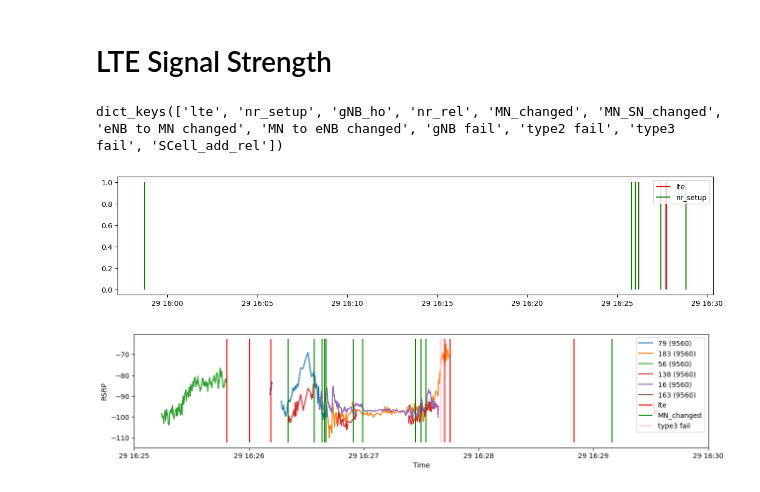
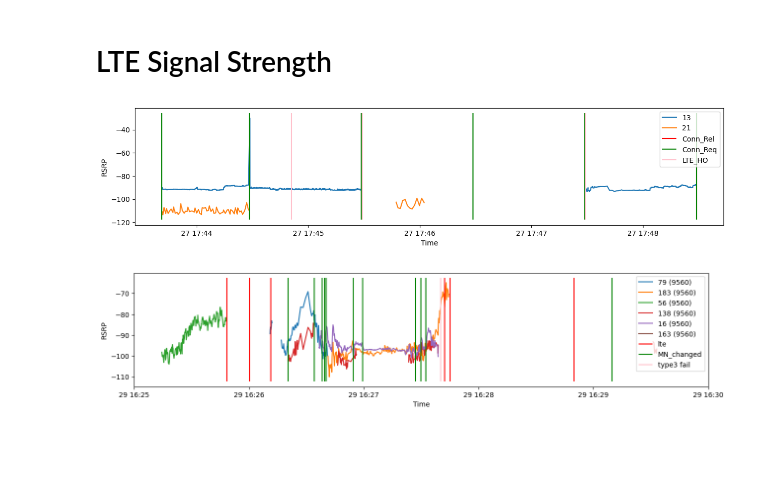
Before and after one commit to chihyangchen/ntu-experiments, a Jupyter notebook: sheng-ru/analysis/unstable_ho_observer.ipynb, the cells around one changed output. Drawn from its saved outputs; the diff is of its cells as text; code cells hidden in the pictures; blank space fills up the shorter version.

```diff
--- a/sheng-ru/analysis/unstable_ho_observer.ipynb
+++ b/sheng-ru/analysis/unstable_ho_observer.ipynb
@@ -148,14 +257,13 @@ def collect_ho_event(mi_rrc_df):
 # %%
-# ## Mobileinsight csv file~
-# file = '/home/wmnlab/Code_Test_Space/diag_log_sm08_2022-09-07_17-55-37.mi2log.txt_rrc.csv'
-# mi_rrc_df = pd.read_csv(file)
-# mi_rrc_df["time"].iloc[:] = pd.to_datetime(mi_rrc_df["time"].iloc[:]) + dt.timedelta(hours=8)
+## Mobileinsight csv file~
+file = '/home/wmnlab/diag_log_qc01_2023-02-27_17-43-36.mi2log_rrc.csv'
+mi_rrc_df = pd.read_csv(file)
+mi_rrc_df["time"] = pd.to_datetime(mi_rrc_df["time"]) + dt.timedelta(hours=8)
 
-# file2 = '/home/wmnlab/Code_Test_Space/diag_log_sm08_2022-09-07_17-55-37.mi2log.txt_ml1_new.csv'
-# mi_ml1_df = pd.read_csv(file2)
-# mi_ml1_df = mi_ml1_df[mi_ml1_df.type_id == 'LTE_PHY_Connected_Mode_Intra_Freq_Meas']
-# mi_ml1_df["time"].iloc[:] = pd.to_datetime(mi_ml1_df["time"].iloc[:]) + dt.timedelta(hours=8)
+file2 = '/home/wmnlab/diag_log_qc01_2023-02-27_17-43-36.mi2log_ml1_new.csv'
+mi_ml1_df = pd.read_csv(file2)
+mi_ml1_df["time"] = pd.to_datetime(mi_ml1_df["time"]) + dt.timedelta(hours=8)
 
-# file3 = '/home/wmnlab/Code_Test_Space/diag_log_sm08_2022-09-07_17-55-37.mi2log.txt_nr_ml1_new.csv'
-# mi_nr_ml1_df = pd.read_csv(file3)
-# mi_nr_ml1_df["time"].iloc[:] = pd.to_datetime(mi_nr_ml1_df["time"].iloc[:]) + dt.timedelta(hours=8)
+file3 = '/home/wmnlab/diag_log_qc01_2023-02-27_17-43-36.mi2log_nr_ml1_new.csv'
+mi_nr_ml1_df = pd.read_csv(file3)
+mi_nr_ml1_df["time"] = pd.to_datetime(mi_nr_ml1_df["time"]) + dt.timedelta(hours=8)
@@ -217,10 +282,10 @@ class data_point:
     def get_nei_pci_signal_strength(self, pd_data):
         nei_cells = {}
         for i in range(9, len(pd_data), 3):
-            if pd_data[i] == '-':
+            if np.isnan(pd_data[i]):
                 break
             else:
-                nei_cells[pd_data[i]] = (float(pd_data[i+1]), float(pd_data[i+2]))
+                nei_cells[int(pd_data[i])] = (float(pd_data[i+1]), float(pd_data[i+2]))
         return nei_cells
 
 class Signal_Strength_map:
@@ -312,10 +377,9 @@ class Signal_Strength_map:
         plt.show()
 
     def collect_ho_event(self, mi_rrc_df):
-        l, _ = mi_event_parsing(mi_rrc_df)
-        for i in range(len(l)):
-            l[i] = [j[0] for j in l[i]]
-        d = {'lte': l[0], 'nr_setup': l[1], 'gNB_ho': l[2], 'nr_rel': l[3], "MN_changed": l[4],"MN_SN_changed": l[5], "eNB to MN changed": l[6], "MN to eNB changed": l[7], "gNB fail": l[8], "type2 fail": l[9], "type3 fail": l[10], 'SCell_add_rel': l[11]}
+        d = parse_mi_ho(mi_rrc_df)
+        for key in d:
+            d[key] = [x.start for x in d[key]]
         return d
 
     def draw_ho_event(self, ho_type, x_lim=None):
@@ -338,14 +400,11 @@ x = Signal_Strength_map(ml1_dfs[3], rrc_dfs[3])
-# %%
-x.ho_event.keys()
-# %% [output]
-dict_keys(['lte', 'nr_setup', 'gNB_ho', 'nr_rel', 'MN_changed', 'MN_SN_changed', 'eNB to MN changed', 'MN to eNB changed', 'gNB fail', 'type2 fail', 'type3 fail', 'SCell_add_rel'])
-# %%
-ho_type = ['lte', 'nr_setup']
-# time_range = [dt.datetime(2022, 9, 7, 17, 52, 10), dt.datetime(2022, 9, 7, 17, 52, 25)]
-time_range = None
-x.draw_ho_event(ho_type=ho_type, x_lim=time_range)
-# %% [output]
-[figure, removed]
+# %%
+x = Signal_Strength_map(mi_ml1_df, mi_rrc_df)
+# %%
+pci_list = [(13, 1750), (21, 3050)]
+show_ho = ['Conn_Rel', 'Conn_Req', "LTE_HO"]
+x.draw_pci_rsrp(pci_list, show_ho=show_ho)
+# %% [output]
+[figure, added]
 # %%
 pci_list = [('79', '9560'), ('183','9560'), ('56', '9560'), ('138', '9560'), ('16', '9560'), ('163','9560')]
 time_range = [dt.datetime(2022, 9, 29, 16, 25, 0), dt.datetime(2022, 9, 29, 16, 30, 0)]
```
Also changed, not shown: parts of 12 cells of this notebook, 5 other files.
